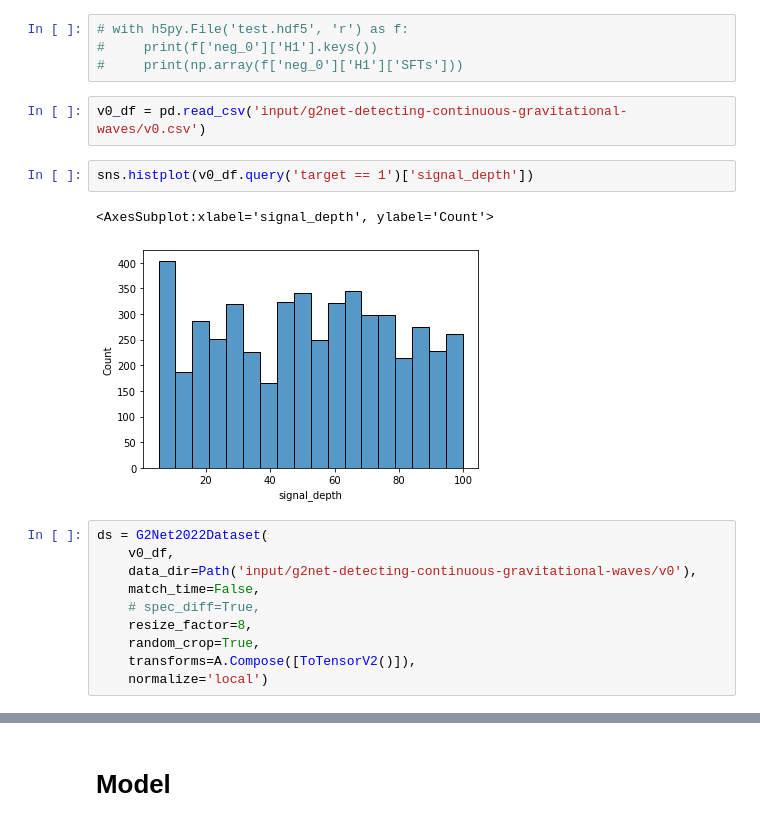
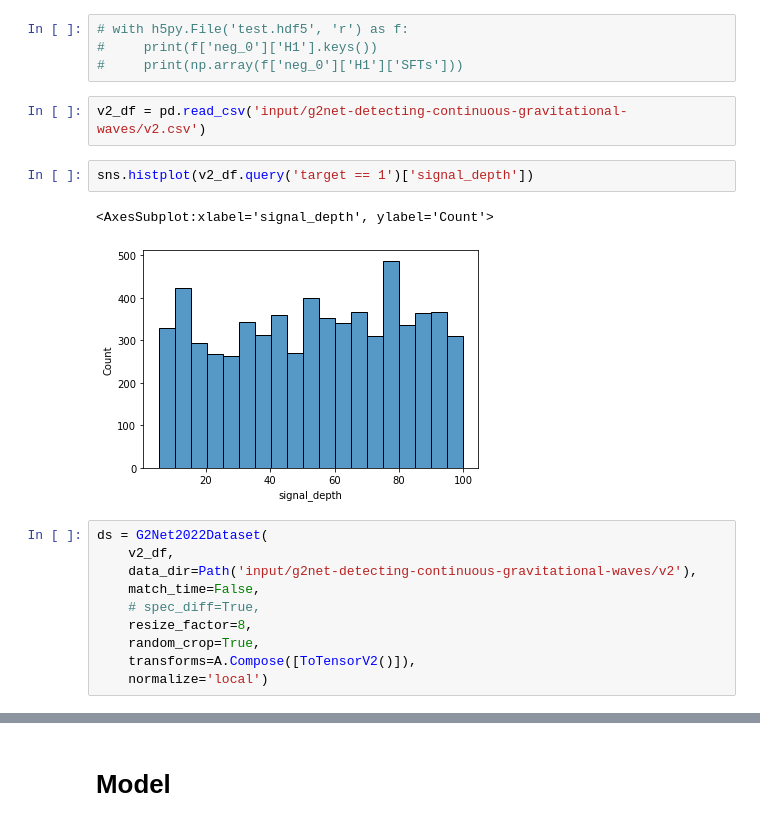
Before and after one commit to analokmaus/kaggle-g2net-2022-private, a Jupyter notebook: 01_eda.ipynb, the cells around one changed output, grey strips where cells are left out. Drawn from its saved outputs; the diff is of its cells as text.

```diff
--- a/01_eda.ipynb
+++ b/01_eda.ipynb
@@ -409,16 +409,16 @@ np.stack([np.ones((100, 200)), np.ones((100, 200))]).shape
 #     print(f['neg_0']['H1'].keys())
 #     print(np.array(f['neg_0']['H1']['SFTs']))
 # %%
-v0_df = pd.read_csv('input/g2net-detecting-continuous-gravitational-waves/v0.csv')
+v2_df = pd.read_csv('input/g2net-detecting-continuous-gravitational-waves/v2.csv')
 # %%
-sns.histplot(v0_df.query('target == 1')['signal_depth'])
+sns.histplot(v2_df.query('target == 1')['signal_depth'])
 # %% [output]
 <AxesSubplot:xlabel='signal_depth', ylabel='Count'>
-[figure, old version]
+[figure, new version]
 # %%
 ds = G2Net2022Dataset(
-    v0_df,
-    data_dir=Path('input/g2net-detecting-continuous-gravitational-waves/v0'),
+    v2_df,
+    data_dir=Path('input/g2net-detecting-continuous-gravitational-waves/v2'),
     match_time=False,
     # spec_diff=True,
     resize_factor=8,
```
Also changed, not shown: parts of 2 cells of this notebook, 1 other file.
